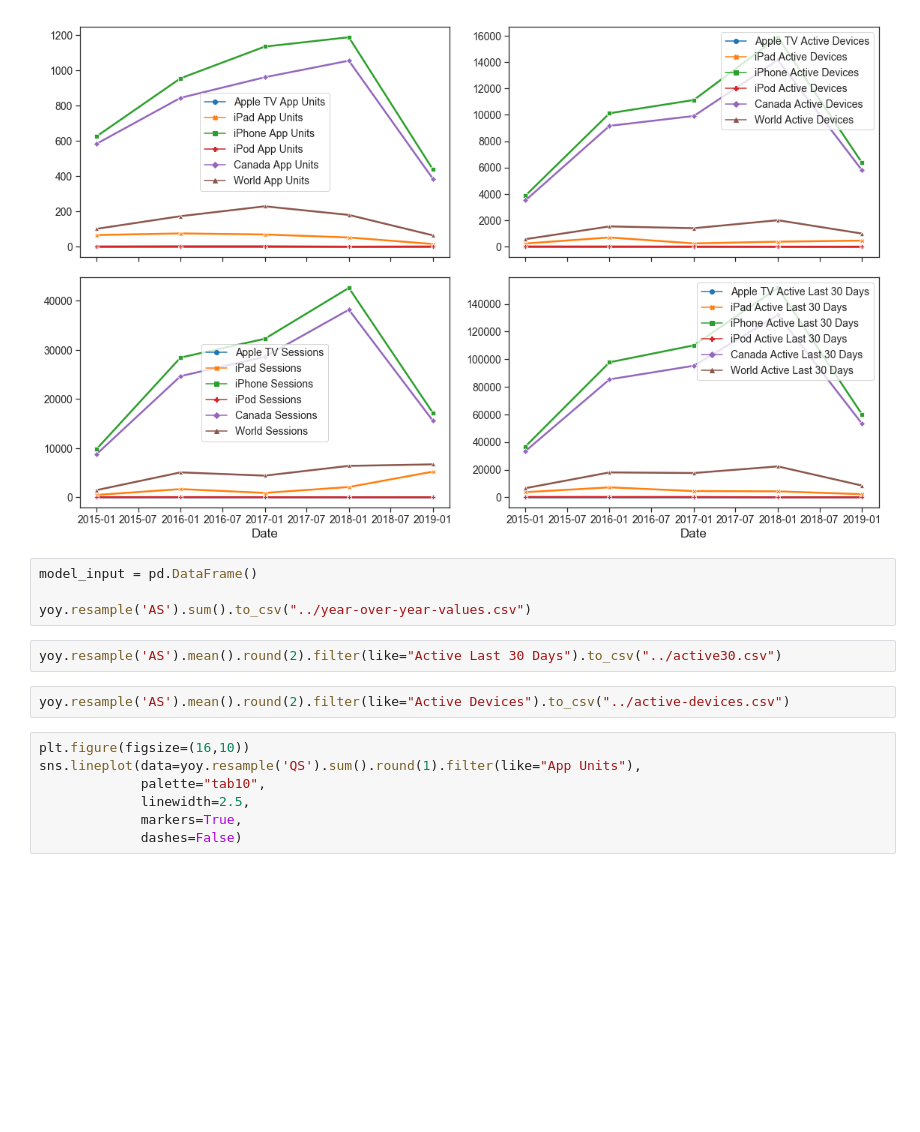
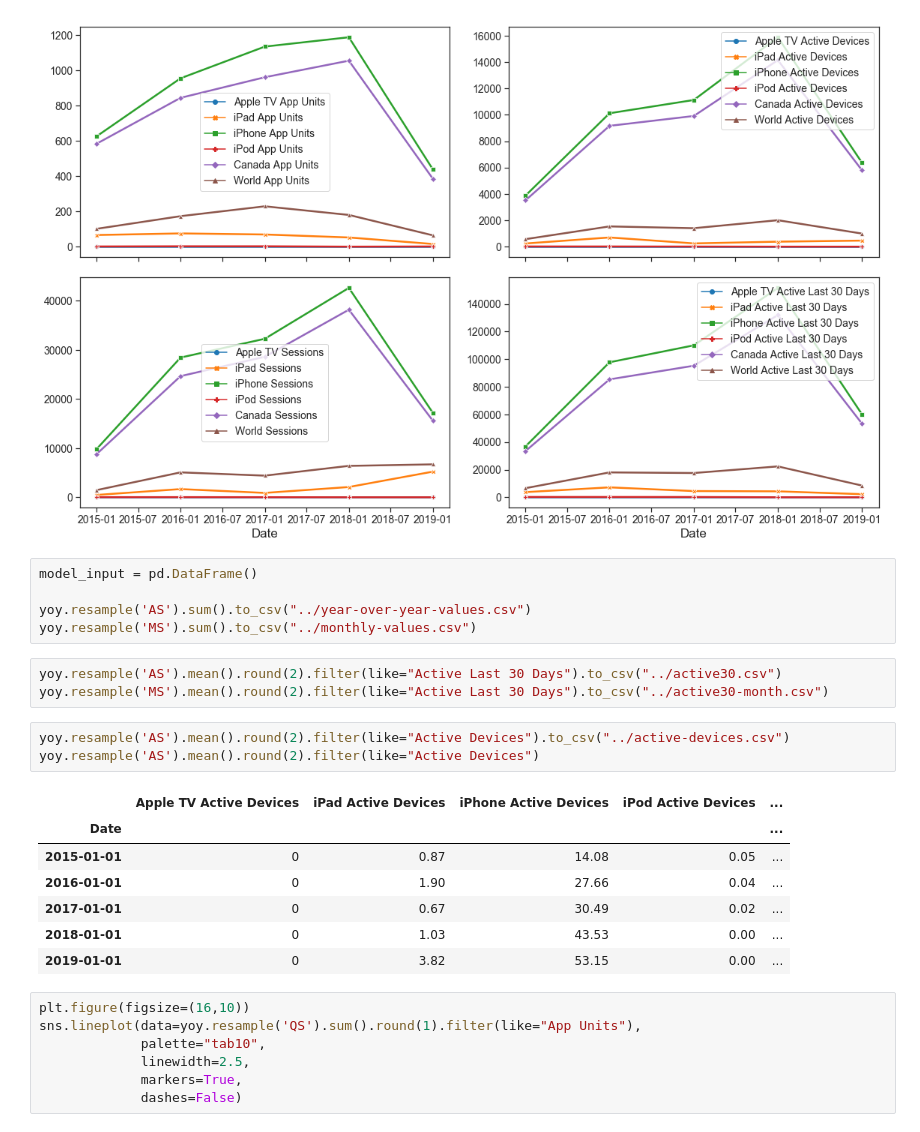
Before and after one commit to charles-yoon/sales-usage-model, a Jupyter notebook: sales-usage-model.ipynb, the cells around one changed output. Drawn from its saved outputs; the diff is of its cells as text; blank space fills up the shorter version.

```diff
--- a/sales-usage-model.ipynb
+++ b/sales-usage-model.ipynb
@@ -181,10 +181,21 @@ fig.tight_layout()
 model_input = pd.DataFrame()
 
 yoy.resample('AS').sum().to_csv("../year-over-year-values.csv")
+yoy.resample('MS').sum().to_csv("../monthly-values.csv")
 # %%
 yoy.resample('AS').mean().round(2).filter(like="Active Last 30 Days").to_csv("../active30.csv")
+yoy.resample('MS').mean().round(2).filter(like="Active Last 30 Days").to_csv("../active30-month.csv")
 # %%
 yoy.resample('AS').mean().round(2).filter(like="Active Devices").to_csv("../active-devices.csv")
+yoy.resample('AS').mean().round(2).filter(like="Active Devices")
+# %% [output]
+|  | Apple TV Active Devices | iPad Active Devices | iPhone Active Devices | iPod Active Devices | ... |
+| Date |  |  |  |  | ... |
+| 2015-01-01 | 0 | 0.87 | 14.08 | 0.05 | ... |
+| 2016-01-01 | 0 | 1.90 | 27.66 | 0.04 | ... |
+| 2017-01-01 | 0 | 0.67 | 30.49 | 0.02 | ... |
+| 2018-01-01 | 0 | 1.03 | 43.53 | 0.00 | ... |
+| 2019-01-01 | 0 | 3.82 | 53.15 | 0.00 | ... |
 # %%
 plt.figure(figsize=(16,10))
 sns.lineplot(data=yoy.resample('QS').sum().round(1).filter(like="App Units"),
```
